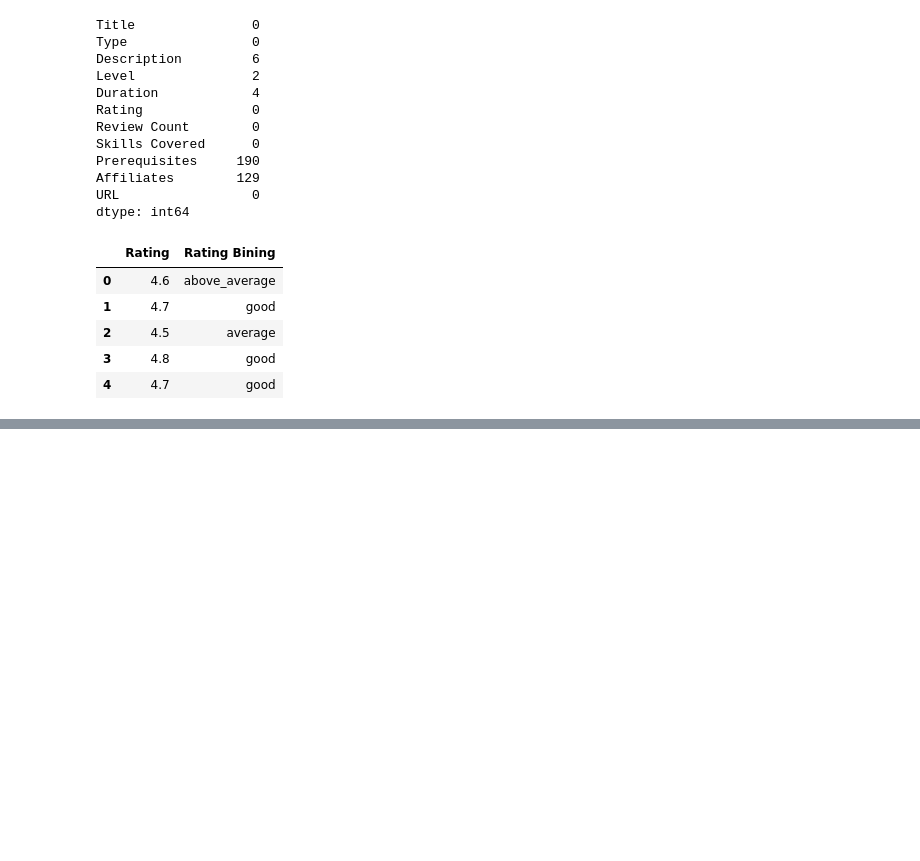
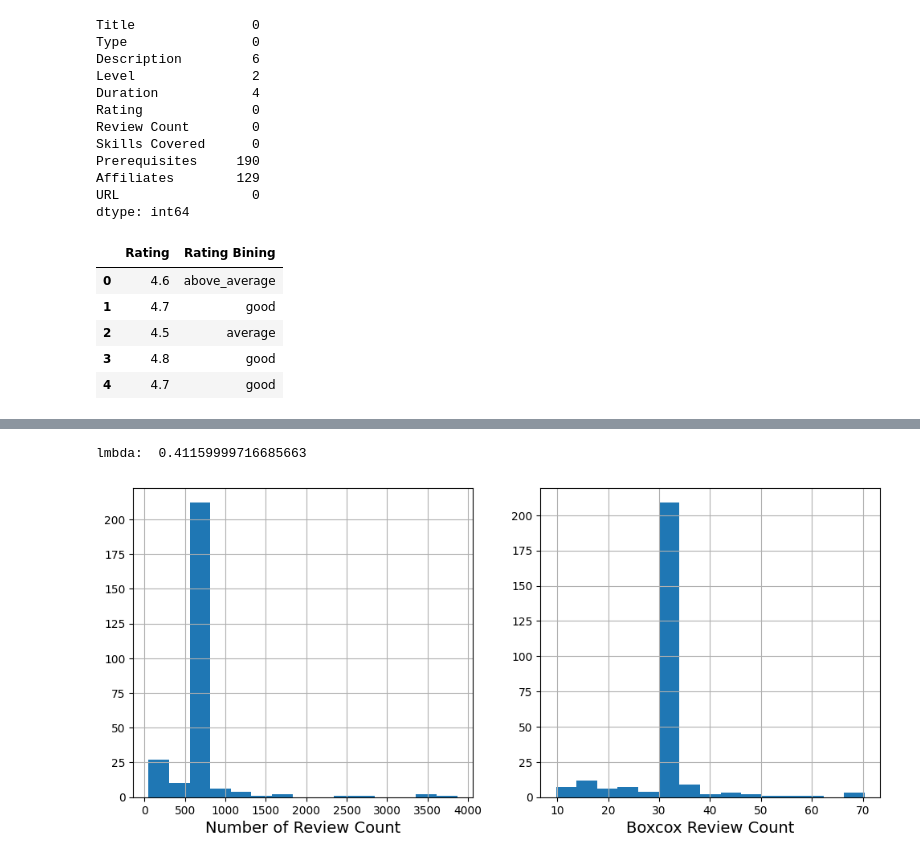
Before and after one commit to Shahriar201/Machine-Learning-Practices, a Jupyter notebook: course_catalog_selfstudy.ipynb, the cells around one changed output, grey strips where cells are left out. Drawn from its saved outputs; the diff is of its cells as text; code cells hidden in the pictures; blank space fills up the shorter version.

Commit message:
boxcox transformation with before and after plot

```diff
--- a/course_catalog_selfstudy.ipynb
+++ b/course_catalog_selfstudy.ipynb
@@ -419,0 +424,11 @@ df.head()
+# %%
+coures['Review Count'].isnull().sum()
+
+# KNN Imputer for handle numerical missing value
+train_knn = coures.copy()
+
+knn_imputer = KNNImputer(n_neighbors=3, weights='uniform')
+train_knn[['Review Count' ,'Rating']] = knn_imputer.fit_transform(train_knn[['Review Count', 'Rating']])
+
+train_knn = train_knn[train_knn['Review Count'] > 0]
+train_knn['Review Count']
@@ -419,0 +448,23 @@ df.head()
+# %%
+y = train_knn['Review Count']
+y, fitted_lambda = boxcox(y, lmbda=None)
+
+print("lmbda: ", fitted_lambda)
+
+train_knn['boxcox_review_count'] = y
+
+# plot
+fig, (ax1, ax2) = plt.subplots(1, 2, figsize=(12, 5))
+
+# x axis label
+ax1.set_xlabel("Number of Review Count", fontsize=14)
+ax2.set_xlabel("Boxcox Review Count", fontsize=14)
+
+# plot data to histogram graph
+train_knn['Review Count'].hist(ax=ax1, bins=15)
+train_knn['boxcox_review_count'].hist(ax=ax2, bins=15)
+
+plt.show()
+# %% [output]
+lmbda:  0.41159999716685663
+[figure, added]
```
Also changed, not shown: parts of 3 cells of this notebook.
